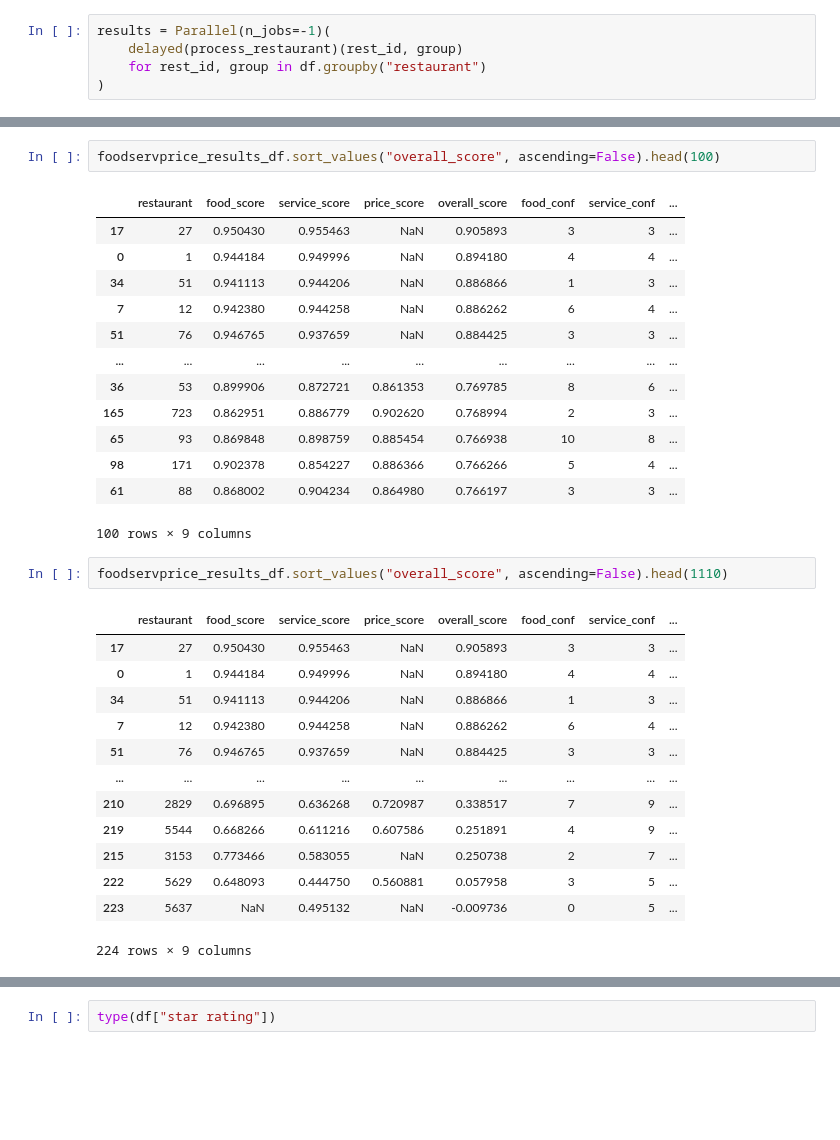
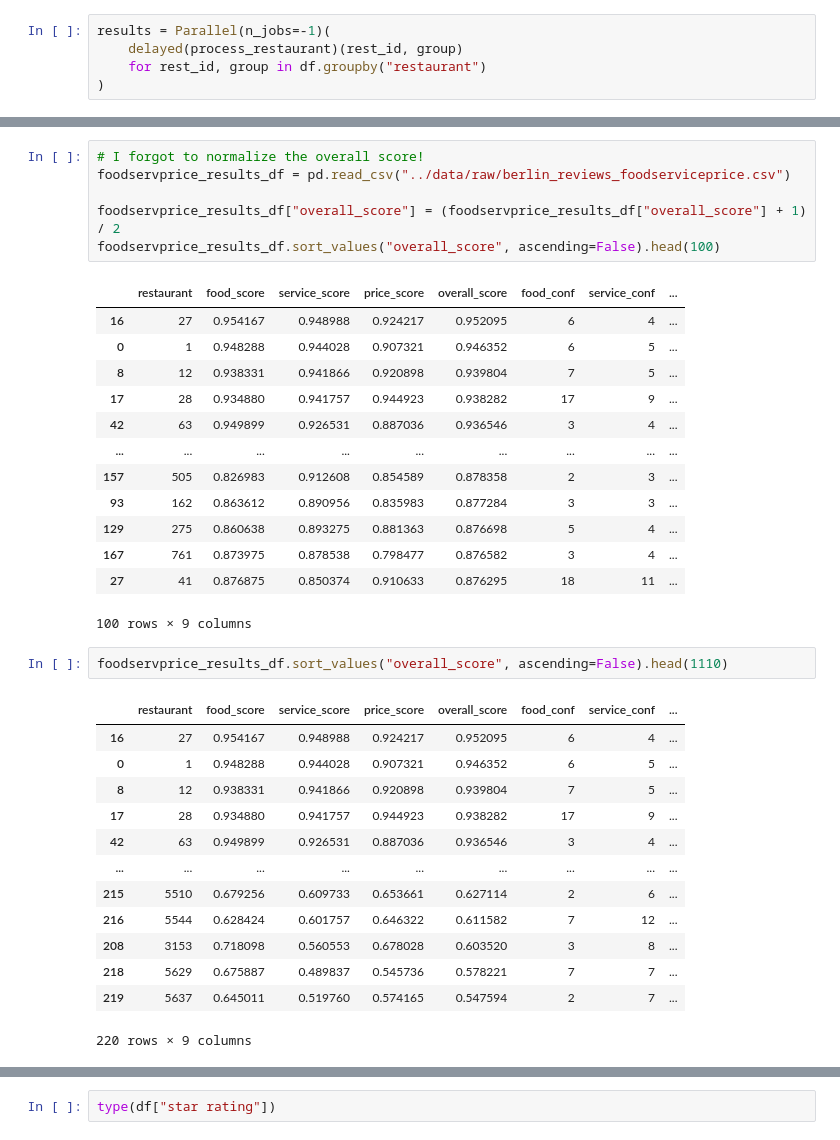
Before and after one commit to its30NA/berlin_bites, a Jupyter notebook: notebooks/03. eda.ipynb, the cells around one changed output, grey strips where cells are left out. Saved outputs shown, nothing was run; the diff lists cells and outputs as text; blank space fills up the shorter version.

Commit message:
Now built a unbelievably precise ABSA on TripAdvisor Berlin Dataset.

```diff
--- a/notebooks/03. eda.ipynb
+++ b/notebooks/03. eda.ipynb
@@ -810,32 +821,36 @@ SyntaxError: cannot assign to subscript here. Maybe you meant '==' instead of '=
 # %%
+# I forgot to normalize the overall score!
+foodservprice_results_df = pd.read_csv("../data/raw/berlin_reviews_foodserviceprice.csv")
+
+foodservprice_results_df["overall_score"] = (foodservprice_results_df["overall_score"] + 1) / 2
 foodservprice_results_df.sort_values("overall_score", ascending=False).head(100)
 # %% [output]
 |  | restaurant | food_score | service_score | price_score | overall_score | food_conf | service_conf | ... |
-| 17 | 27 | 0.950430 | 0.955463 | NaN | 0.905893 | 3 | 3 | ... |
-| 0 | 1 | 0.944184 | 0.949996 | NaN | 0.894180 | 4 | 4 | ... |
-| 34 | 51 | 0.941113 | 0.944206 | NaN | 0.886866 | 1 | 3 | ... |
-| 7 | 12 | 0.942380 | 0.944258 | NaN | 0.886262 | 6 | 4 | ... |
-| 51 | 76 | 0.946765 | 0.937659 | NaN | 0.884425 | 3 | 3 | ... |
+| 16 | 27 | 0.954167 | 0.948988 | 0.924217 | 0.952095 | 6 | 4 | ... |
+| 0 | 1 | 0.948288 | 0.944028 | 0.907321 | 0.946352 | 6 | 5 | ... |
+| 8 | 12 | 0.938331 | 0.941866 | 0.920898 | 0.939804 | 7 | 5 | ... |
+| 17 | 28 | 0.934880 | 0.941757 | 0.944923 | 0.938282 | 17 | 9 | ... |
+| 42 | 63 | 0.949899 | 0.926531 | 0.887036 | 0.936546 | 3 | 4 | ... |
 | ... | ... | ... | ... | ... | ... | ... | ... | ... |
-| 36 | 53 | 0.899906 | 0.872721 | 0.861353 | 0.769785 | 8 | 6 | ... |
-| 165 | 723 | 0.862951 | 0.886779 | 0.902620 | 0.768994 | 2 | 3 | ... |
-| 65 | 93 | 0.869848 | 0.898759 | 0.885454 | 0.766938 | 10 | 8 | ... |
-| 98 | 171 | 0.902378 | 0.854227 | 0.886366 | 0.766266 | 5 | 4 | ... |
-| 61 | 88 | 0.868002 | 0.904234 | 0.864980 | 0.766197 | 3 | 3 | ... |
+| 157 | 505 | 0.826983 | 0.912608 | 0.854589 | 0.878358 | 2 | 3 | ... |
+| 93 | 162 | 0.863612 | 0.890956 | 0.835983 | 0.877284 | 3 | 3 | ... |
+| 129 | 275 | 0.860638 | 0.893275 | 0.881363 | 0.876698 | 5 | 4 | ... |
+| 167 | 761 | 0.873975 | 0.878538 | 0.798477 | 0.876582 | 3 | 4 | ... |
+| 27 | 41 | 0.876875 | 0.850374 | 0.910633 | 0.876295 | 18 | 11 | ... |
 100 rows × 9 columns
 # %%
 foodservprice_results_df.sort_values("overall_score", ascending=False).head(1110)
 # %% [output]
 |  | restaurant | food_score | service_score | price_score | overall_score | food_conf | service_conf | ... |
-| 17 | 27 | 0.950430 | 0.955463 | NaN | 0.905893 | 3 | 3 | ... |
-| 0 | 1 | 0.944184 | 0.949996 | NaN | 0.894180 | 4 | 4 | ... |
-| 34 | 51 | 0.941113 | 0.944206 | NaN | 0.886866 | 1 | 3 | ... |
-| 7 | 12 | 0.942380 | 0.944258 | NaN | 0.886262 | 6 | 4 | ... |
-| 51 | 76 | 0.946765 | 0.937659 | NaN | 0.884425 | 3 | 3 | ... |
+| 16 | 27 | 0.954167 | 0.948988 | 0.924217 | 0.952095 | 6 | 4 | ... |
+| 0 | 1 | 0.948288 | 0.944028 | 0.907321 | 0.946352 | 6 | 5 | ... |
+| 8 | 12 | 0.938331 | 0.941866 | 0.920898 | 0.939804 | 7 | 5 | ... |
+| 17 | 28 | 0.934880 | 0.941757 | 0.944923 | 0.938282 | 17 | 9 | ... |
+| 42 | 63 | 0.949899 | 0.926531 | 0.887036 | 0.936546 | 3 | 4 | ... |
 | ... | ... | ... | ... | ... | ... | ... | ... | ... |
-| 210 | 2829 | 0.696895 | 0.636268 | 0.720987 | 0.338517 | 7 | 9 | ... |
-| 219 | 5544 | 0.668266 | 0.611216 | 0.607586 | 0.251891 | 4 | 9 | ... |
-| 215 | 3153 | 0.773466 | 0.583055 | NaN | 0.250738 | 2 | 7 | ... |
-| 222 | 5629 | 0.648093 | 0.444750 | 0.560881 | 0.057958 | 3 | 5 | ... |
-| 223 | 5637 | NaN | 0.495132 | NaN | -0.009736 | 0 | 5 | ... |
+| 215 | 5510 | 0.679256 | 0.609733 | 0.653661 | 0.627114 | 2 | 6 | ... |
+| 216 | 5544 | 0.628424 | 0.601757 | 0.646322 | 0.611582 | 7 | 12 | ... |
+| 208 | 3153 | 0.718098 | 0.560553 | 0.678028 | 0.603520 | 3 | 8 | ... |
+| 218 | 5629 | 0.675887 | 0.489837 | 0.545736 | 0.578221 | 7 | 7 | ... |
+| 219 | 5637 | 0.645011 | 0.519760 | 0.574165 | 0.547594 | 2 | 7 | ... |
-224 rows × 9 columns
+220 rows × 9 columns
```
Also changed, not shown: parts of 6 cells of this notebook.
